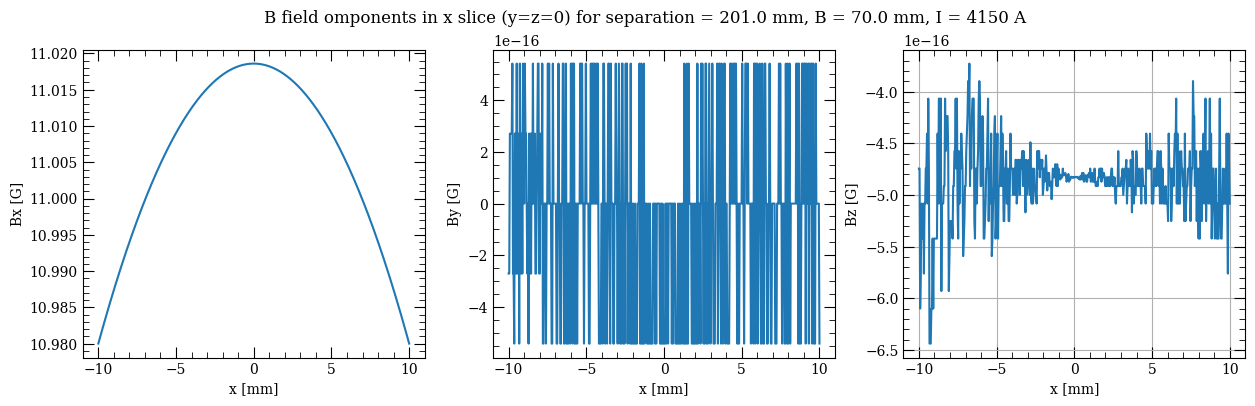
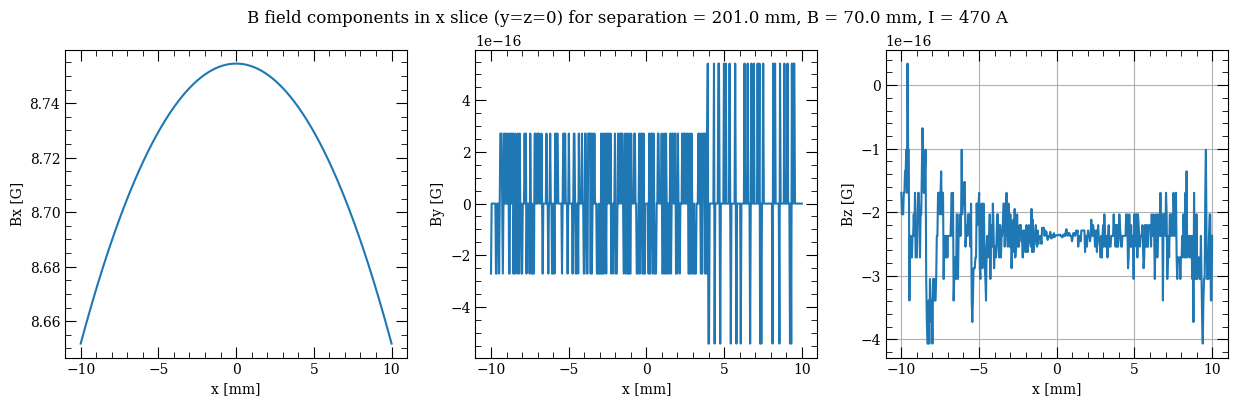
Unified diff of the notebook cell whose output changed from the first chart to the second:
--- before
+++ after
@@ -10,5 +10,5 @@
 coil_diameter = 70e-3
 distance_bw_coils = 201e-3
-current = 4150
+current = 470
 shims = make_shims(coil_inner_diameter=coil_diameter, distance_between_coils = distance_bw_coils, I=current, Nturns=1)
 
@@ -39,5 +39,5 @@
 axes[2].set_ylabel("Bz [G]")
 
-fig.suptitle(f"B field omponents in x slice (y=z=0) for separation = {distance_bw_coils*1e3} mm, B = {coil_diameter*1e3} mm, I = {current} A")
+fig.suptitle(f"B field components in x slice (y=z=0) for separation = {distance_bw_coils*1e3} mm, B = {coil_diameter*1e3} mm, I = {current} A")
 plt.grid(True)
 

Commit: Fixed an error where the spacing between the shim coils was 2x what it should be